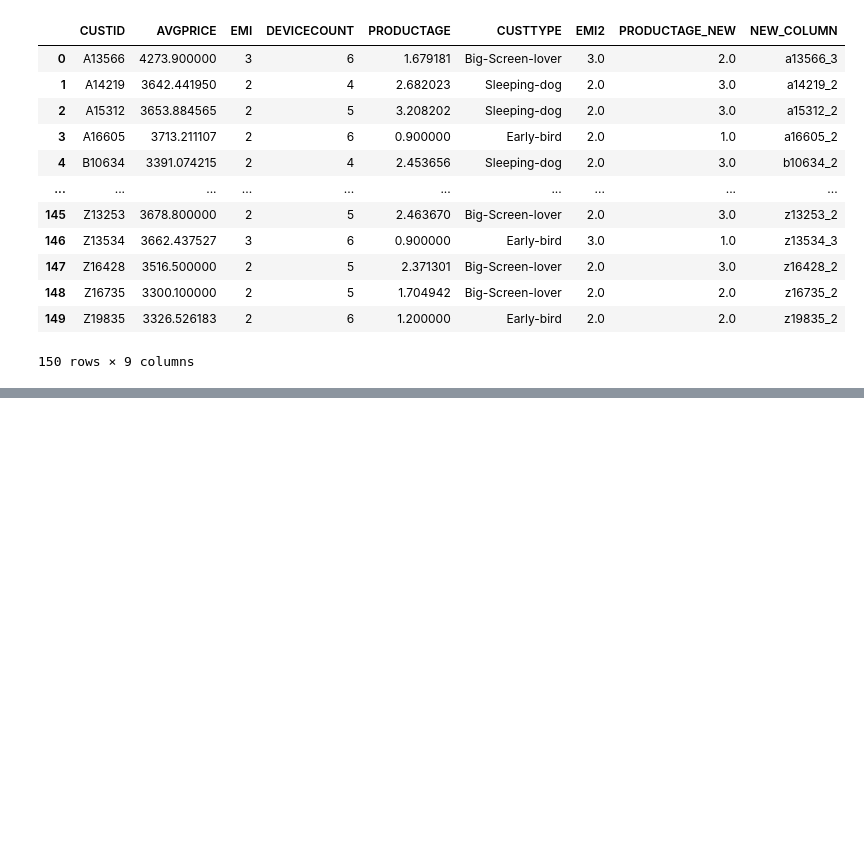
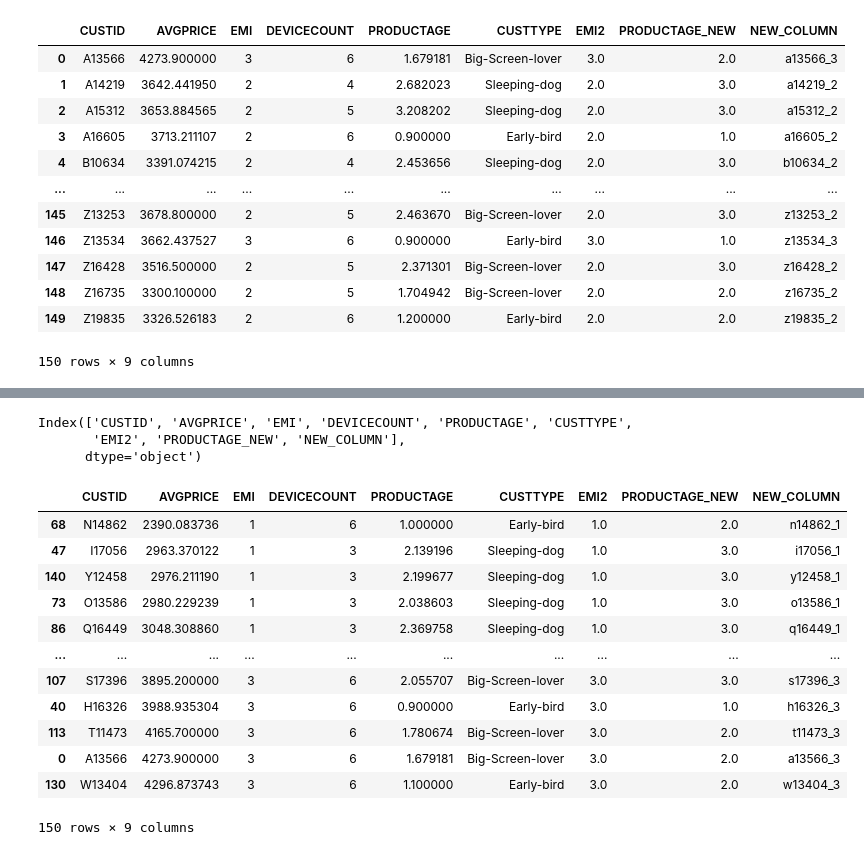
Before and after one commit to km1031kim/python, a Jupyter notebook: Session05 - 데이터 분석 및 데이터 전처리/210510 - 데이터 분석 및 전처리.ipynb, the cells around one changed output, grey strips where cells are left out. Saved outputs shown, nothing was run; the diff lists cells and outputs as text; code cells hidden in the pictures; blank space fills up the shorter version.

```diff
--- a/Session05 - 데이터 분석 및 데이터 전처리/210510 - 데이터 분석 및 전처리.ipynb
+++ b/Session05 - 데이터 분석 및 데이터 전처리/210510 - 데이터 분석 및 전처리.ipynb
@@ -592,0 +611,30 @@ customerData
+# %%
+customerData.columns
+# %% [output]
+Index(['CUSTID', 'AVGPRICE', 'EMI', 'DEVICECOUNT', 'PRODUCTAGE', 'CUSTTYPE',
+       'EMI2', 'PRODUCTAGE_NEW', 'NEW_COLUMN'],
+      dtype='object')
+# %%
+## 변수에 꼭 넣자. 하드코딩X
+sortKey = ["EMI", "AVGPRICE"]
+# %%
+sortedData = customerData.sort_values(by=sortKey,
+                                     ascending=[True, True],
+                                     ignore_index=True
+                                     inplace=False)
+# %%
+sortedData
+# %% [output]
+|  | CUSTID | AVGPRICE | EMI | DEVICECOUNT | PRODUCTAGE | CUSTTYPE | EMI2 | PRODUCTAGE_NEW | NEW_COLUMN |
+| 68 | N14862 | 2390.083736 | 1 | 6 | 1.000000 | Early-bird | 1.0 | 2.0 | n14862_1 |
+| 47 | I17056 | 2963.370122 | 1 | 3 | 2.139196 | Sleeping-dog | 1.0 | 3.0 | i17056_1 |
+| 140 | Y12458 | 2976.211190 | 1 | 3 | 2.199677 | Sleeping-dog | 1.0 | 3.0 | y12458_1 |
+| 73 | O13586 | 2980.229239 | 1 | 3 | 2.038603 | Sleeping-dog | 1.0 | 3.0 | o13586_1 |
+| 86 | Q16449 | 3048.308860 | 1 | 3 | 2.369758 | Sleeping-dog | 1.0 | 3.0 | q16449_1 |
+| ... | ... | ... | ... | ... | ... | ... | ... | ... | ... |
+| 107 | S17396 | 3895.200000 | 3 | 6 | 2.055707 | Big-Screen-lover | 3.0 | 3.0 | s17396_3 |
+| 40 | H16326 | 3988.935304 | 3 | 6 | 0.900000 | Early-bird | 3.0 | 1.0 | h16326_3 |
+| 113 | T11473 | 4165.700000 | 3 | 6 | 1.780674 | Big-Screen-lover | 3.0 | 2.0 | t11473_3 |
+| 0 | A13566 | 4273.900000 | 3 | 6 | 1.679181 | Big-Screen-lover | 3.0 | 2.0 | a13566_3 |
+| 130 | W13404 | 4296.873743 | 3 | 6 | 1.100000 | Early-bird | 3.0 | 2.0 | w13404_3 |
+150 rows × 9 columns
```
Also changed, not shown: parts of 9 cells of this notebook, 1 other file.
